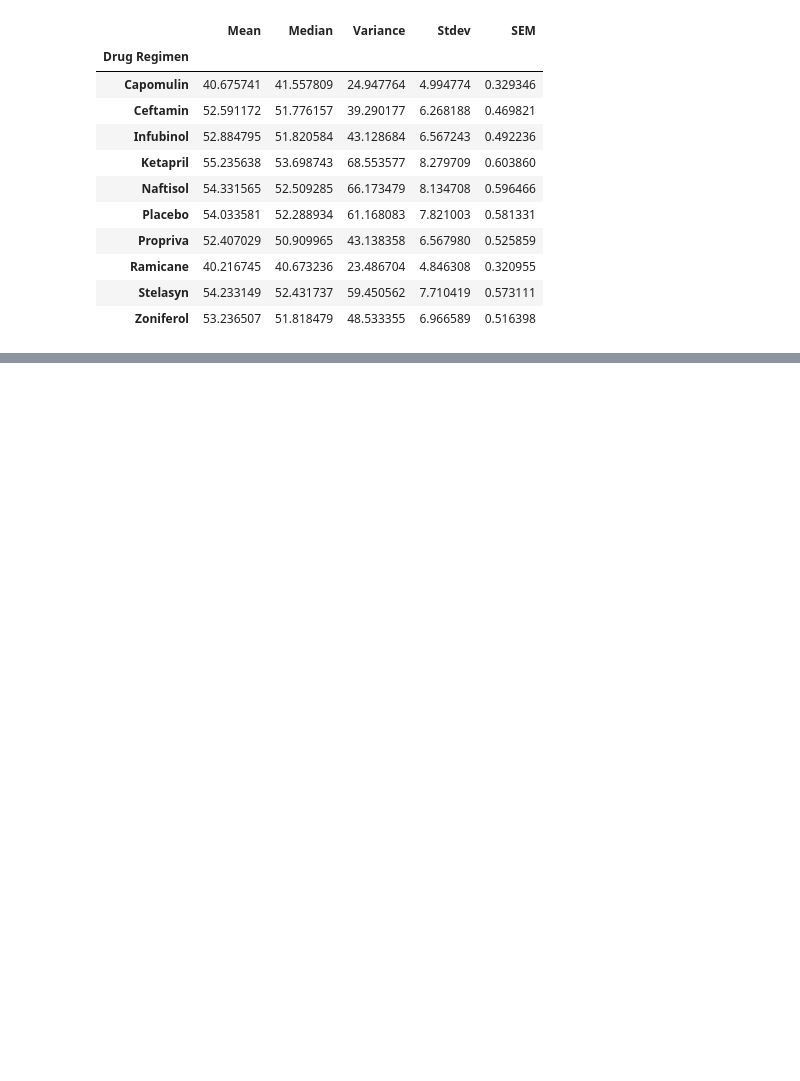
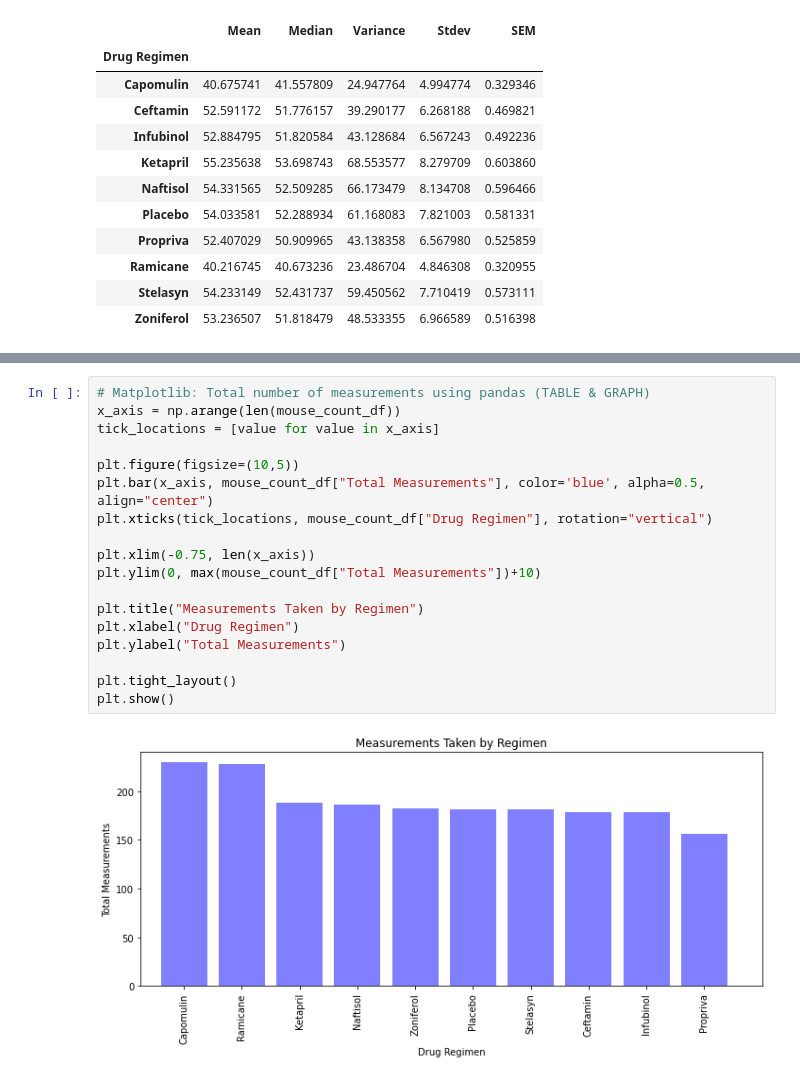
Before and after one commit to laurajimenezsano/matplotlib-challenge, a Jupyter notebook: Matplotlib Analysis.ipynb, the cells around one changed output, grey strips where cells are left out. Saved outputs shown, nothing was run; the diff lists cells and outputs as text; blank space fills up the shorter version.

```diff
--- a/Matplotlib Analysis.ipynb
+++ b/Matplotlib Analysis.ipynb
@@ -91,0 +117,20 @@ mouse_regimen_summary
+# %%
+# Matplotlib: Total number of measurements using pandas (TABLE & GRAPH)
+x_axis = np.arange(len(mouse_count_df))
+tick_locations = [value for value in x_axis]
+
+plt.figure(figsize=(10,5))
+plt.bar(x_axis, mouse_count_df["Total Measurements"], color='blue', alpha=0.5, align="center")
+plt.xticks(tick_locations, mouse_count_df["Drug Regimen"], rotation="vertical")
+
+plt.xlim(-0.75, len(x_axis))
+plt.ylim(0, max(mouse_count_df["Total Measurements"])+10)
+
+plt.title("Measurements Taken by Regimen")
+plt.xlabel("Drug Regimen")
+plt.ylabel("Total Measurements")
+
+plt.tight_layout()
+plt.show()
+# %% [output]
+[figure, added]
```
Also changed, not shown: parts of 14 cells of this notebook.
